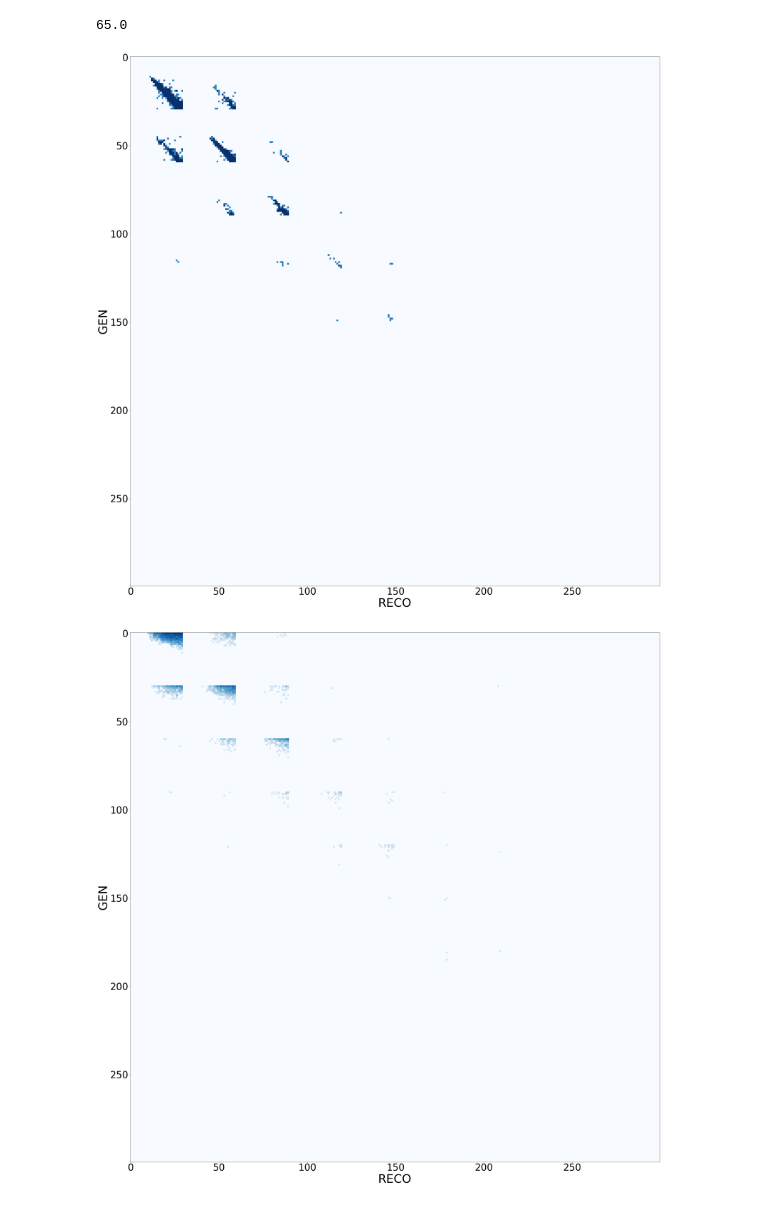
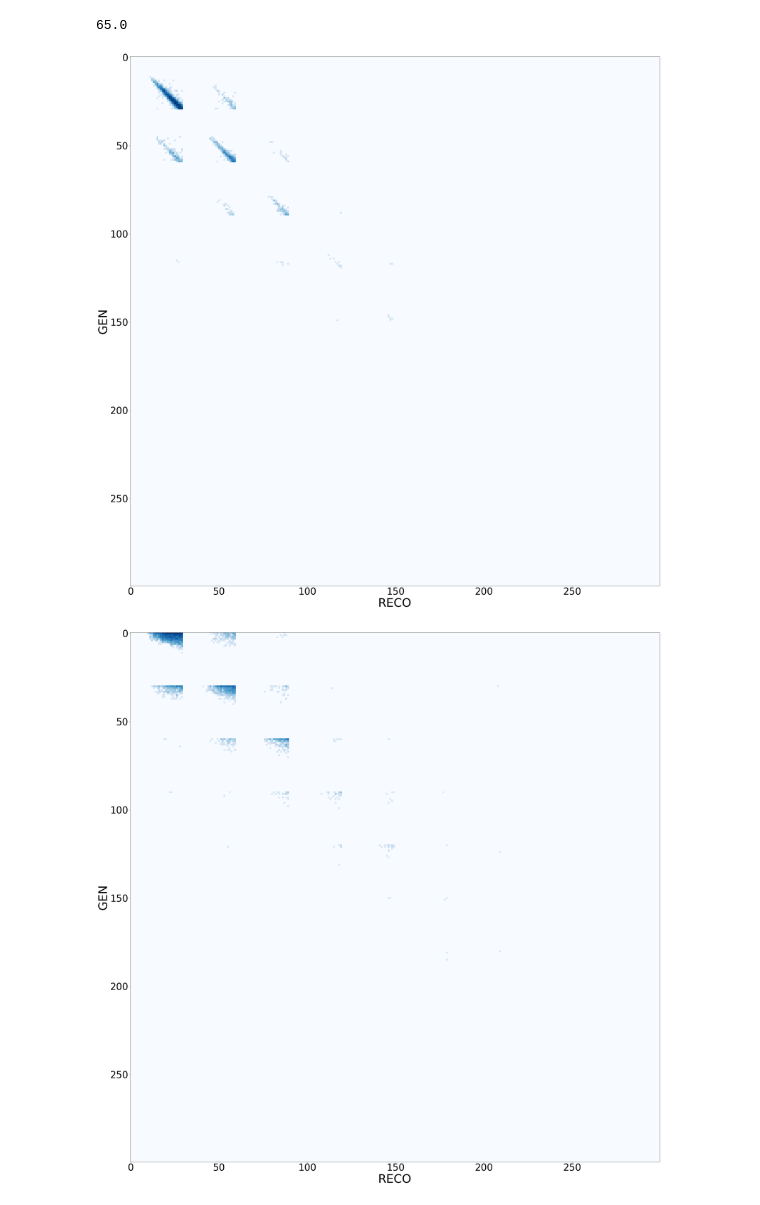
Before and after one commit to laurenhay/GluonJetMass, a Jupyter notebook: dijetSelection_studies.ipynb, the cells around one changed output. Drawn from its saved outputs; the diff is of its cells as text; code cells hidden in the pictures.

```diff
--- a/dijetSelection_studies.ipynb
+++ b/dijetSelection_studies.ipynb
@@ -39,9 +39,9 @@ from plugins import *
 from jetProcessors import makeDijetHists
 from dask.distributed import Client
 import pickle
+#### WE'RE MISSING 2016B ver2 -- AK8 PF HLT is missing need to use AK4 trigger isntead
 
-
-data_bool = False
+data_bool = True
 winterfell = True
 processor = makeDijetHists(data = data_bool)
 datastring = "JetHT" if processor.do_gen == False else "QCDsim"
@@ -86,4 +93,5 @@ Time taken to run over samples  43.124279499053955
 # %%
+fname = 'coffeaOutput/dijetHists_QCDsim_30.0_2.5_NewHist.pkl'
 with open(fname, "rb") as f:
     result = pickle.load( f )
 import matplotlib.pyplot as plt
@@ -242,12 +250,12 @@ print(ak.max(response_matrix_u_final))
 response_matrix_g_final = response_matrix_g_values.reshape( (nptreco)*(nmassreco), (nptgen)*(nmassgen) )
 # %%
 plt.figure(figsize = (40,80))
-plt.imshow( np.log(response_matrix_u_final+1), vmax=1, aspect="equal", cmap="Blues" )
+plt.imshow( np.log(response_matrix_u_final+1), aspect="equal", cmap="Blues" )
 plt.xlabel("RECO", fontsize=50)
 plt.ylabel("GEN", fontsize=50)
 plt.tick_params(labelsize=40)
 # %% [output]
-[figure, old version]
+[figure, new version]
 # %%
 plt.figure(figsize = (40,80))
 plt.imshow( np.log(response_matrix_g_final+1), aspect="equal", cmap="Blues" )
```
Also changed, not shown: parts of 2 cells of this notebook, 4 other files.
